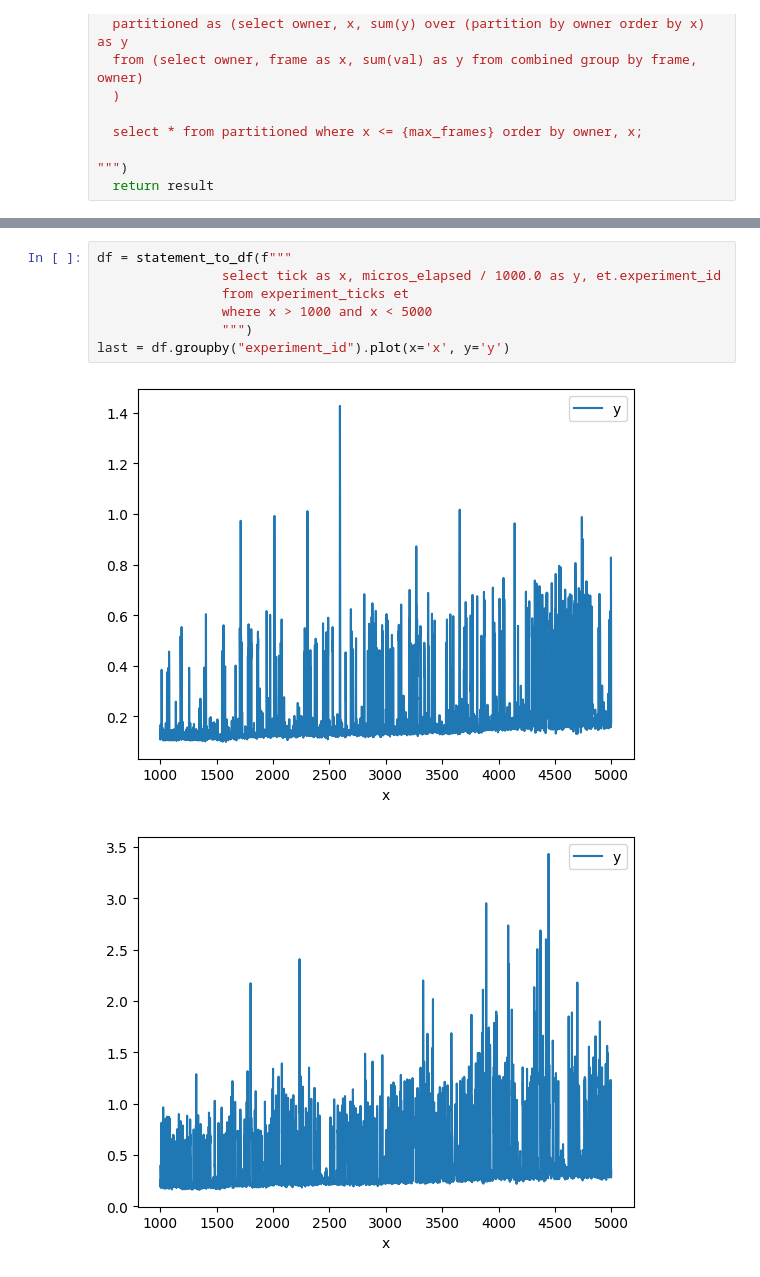
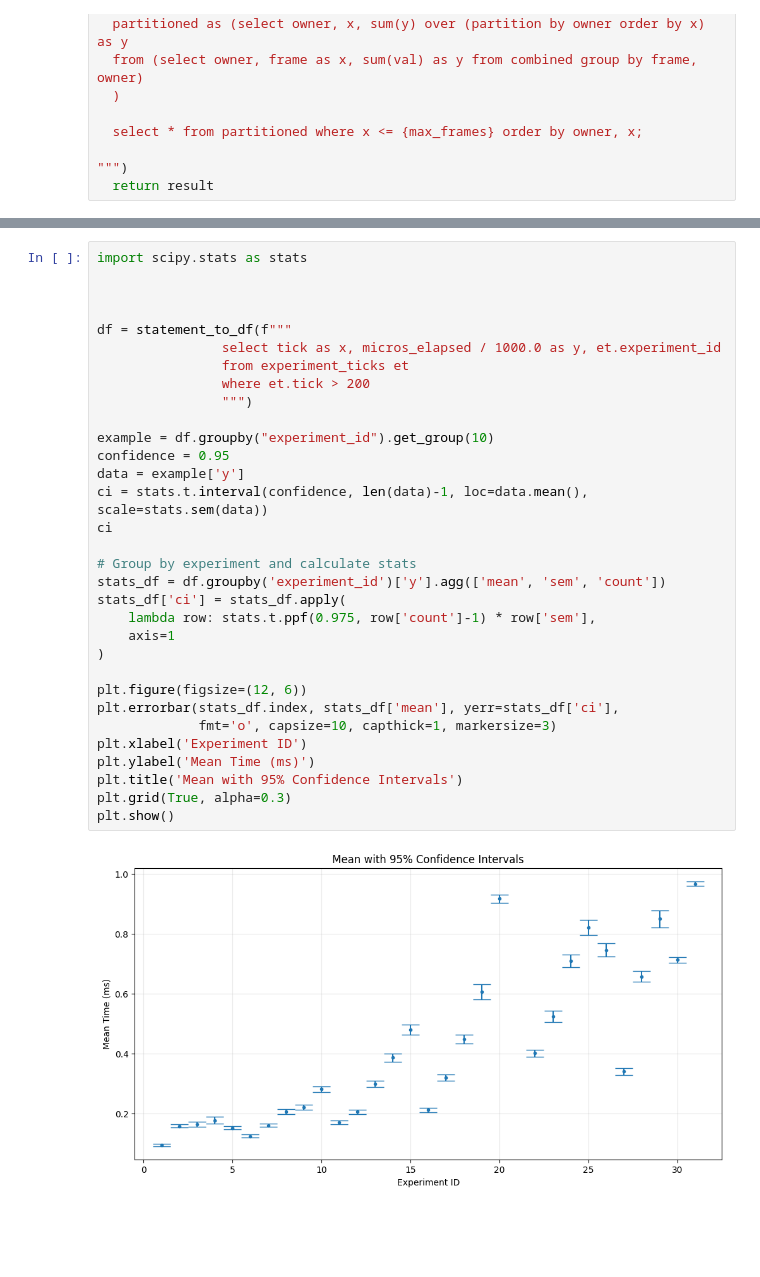
Before and after one commit to GDX64/rust-game, a Jupyter notebook: benchmarks/main.ipynb, the cells around one changed output, grey strips where cells are left out. Saved outputs shown, nothing was run; the diff lists cells and outputs as text; blank space fills up the shorter version.

Commit message:
visualization

```diff
--- a/benchmarks/main.ipynb
+++ b/benchmarks/main.ipynb
@@ -143,10 +116,34 @@ plt.stackplot(x_array, all_y)
 # %%
+import scipy.stats as stats
+
+
+
 df = statement_to_df(f"""
                 select tick as x, micros_elapsed / 1000.0 as y, et.experiment_id
                 from experiment_ticks et
-                where x > 1000 and x < 5000
+                where et.tick > 200
                 """)
-last = df.groupby("experiment_id").plot(x='x', y='y')
+
+example = df.groupby("experiment_id").get_group(10)
+confidence = 0.95
+data = example['y']
+ci = stats.t.interval(confidence, len(data)-1, loc=data.mean(), scale=stats.sem(data))
+ci
+
+# Group by experiment and calculate stats
+stats_df = df.groupby('experiment_id')['y'].agg(['mean', 'sem', 'count'])
+stats_df['ci'] = stats_df.apply(
+    lambda row: stats.t.ppf(0.975, row['count']-1) * row['sem'],
+    axis=1
+)
+
+plt.figure(figsize=(12, 6))
+plt.errorbar(stats_df.index, stats_df['mean'], yerr=stats_df['ci'],
+             fmt='o', capsize=10, capthick=1, markersize=3)
+plt.xlabel('Experiment ID')
+plt.ylabel('Mean Time (ms)')
+plt.title('Mean with 95% Confidence Intervals')
+plt.grid(True, alpha=0.3)
+plt.show()
 # %% [output]
-[figure, old version]
+[figure, new version]
-[figure, removed]
```
Also changed, not shown: parts of 9 cells of this notebook, 1 other file.
